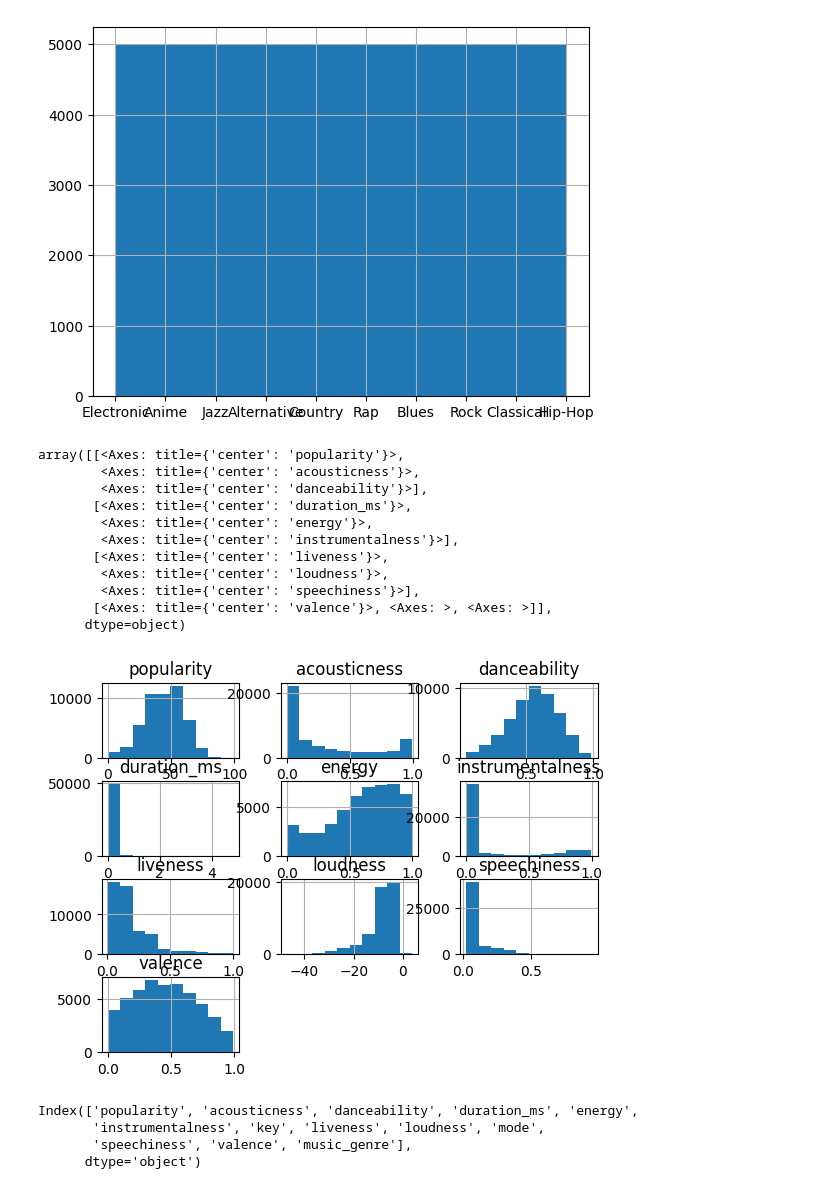
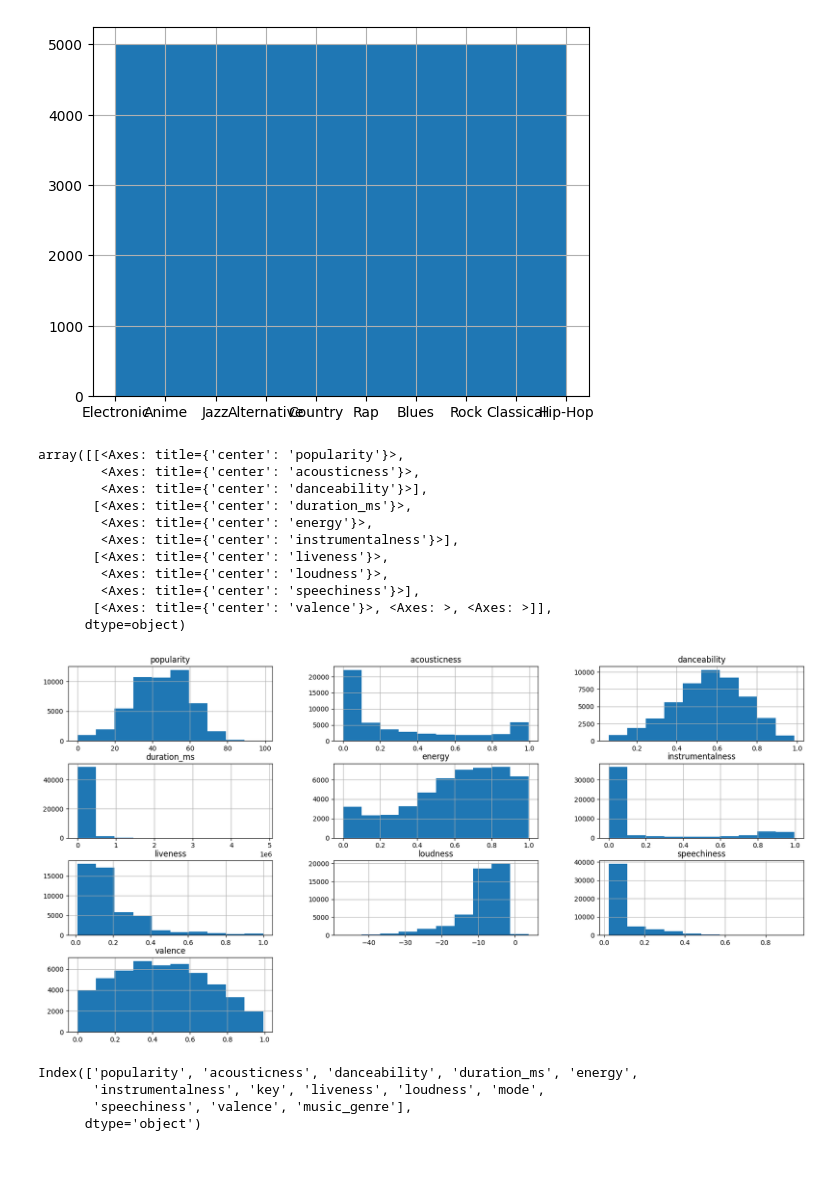
Before and after one commit to Jose-Balocchi/Proyecto2---Music-Guess, a Jupyter notebook: 20_Proyecto_2.ipynb, the cells around one changed output. Cells and saved outputs as stored; diff of their text form; code cells hidden in the pictures; blank space fills up the shorter version.

```diff
--- a/20_Proyecto_2.ipynb
+++ b/20_Proyecto_2.ipynb
@@ -389,17 +397,17 @@ df['music_genre'].hist()
 <Axes: >
 [figure]
 # %%
-df.hist()
+df.hist(figsize=(20, 10))
 # %% [output]
 array([[<Axes: title={'center': 'popularity'}>,
         <Axes: title={'center': 'acousticness'}>,
         <Axes: title={'center': 'danceability'}>],
        [<Axes: title={'center': 'duration_ms'}>,
         <Axes: title={'center': 'energy'}>,
         <Axes: title={'center': 'instrumentalness'}>],
        [<Axes: title={'center': 'liveness'}>,
         <Axes: title={'center': 'loudness'}>,
         <Axes: title={'center': 'speechiness'}>],
        [<Axes: title={'center': 'valence'}>, <Axes: >, <Axes: >]],
       dtype=object)
-[figure, old version]
+[figure, new version]
```
Also changed, not shown: parts of 46 cells of this notebook.
